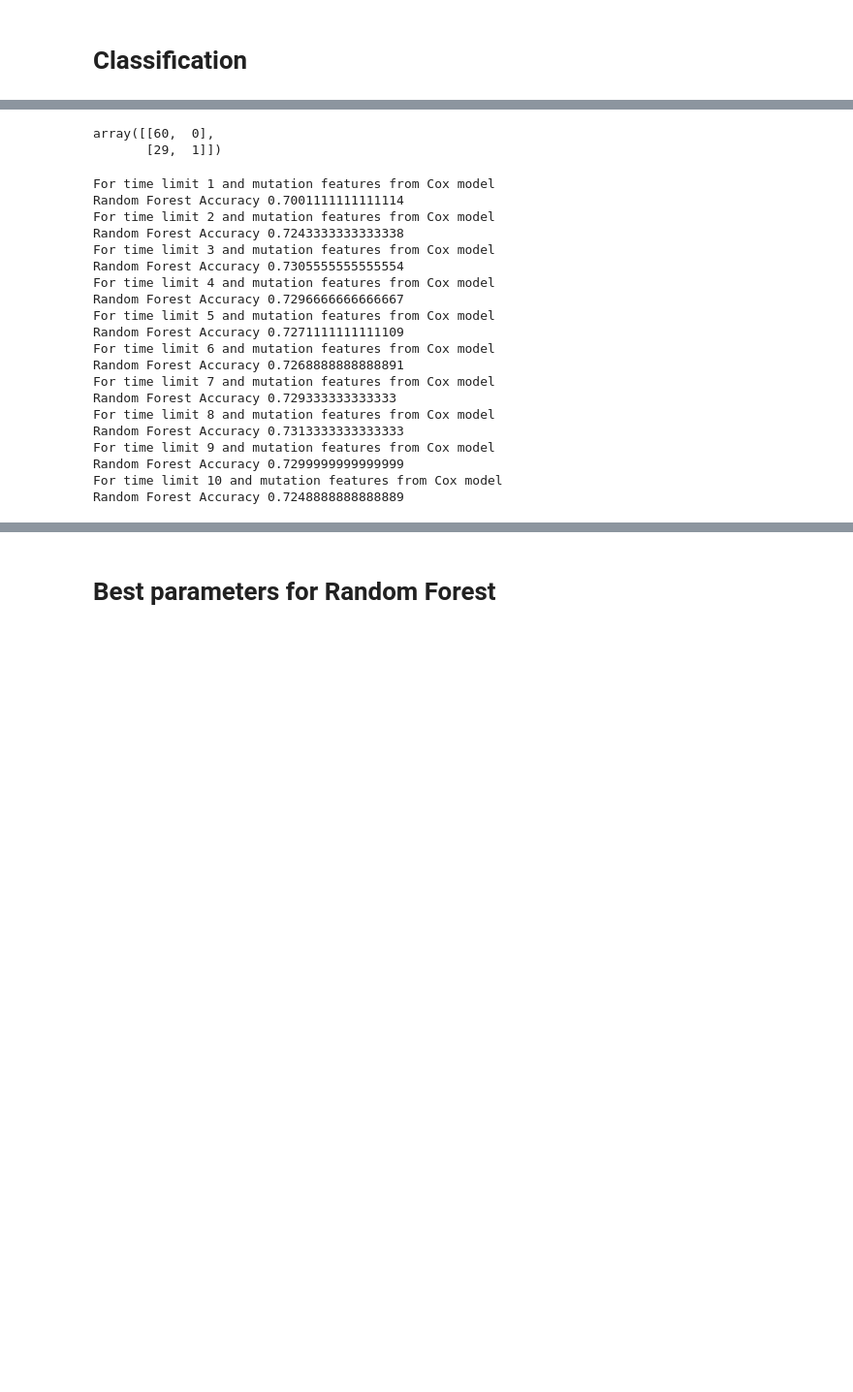
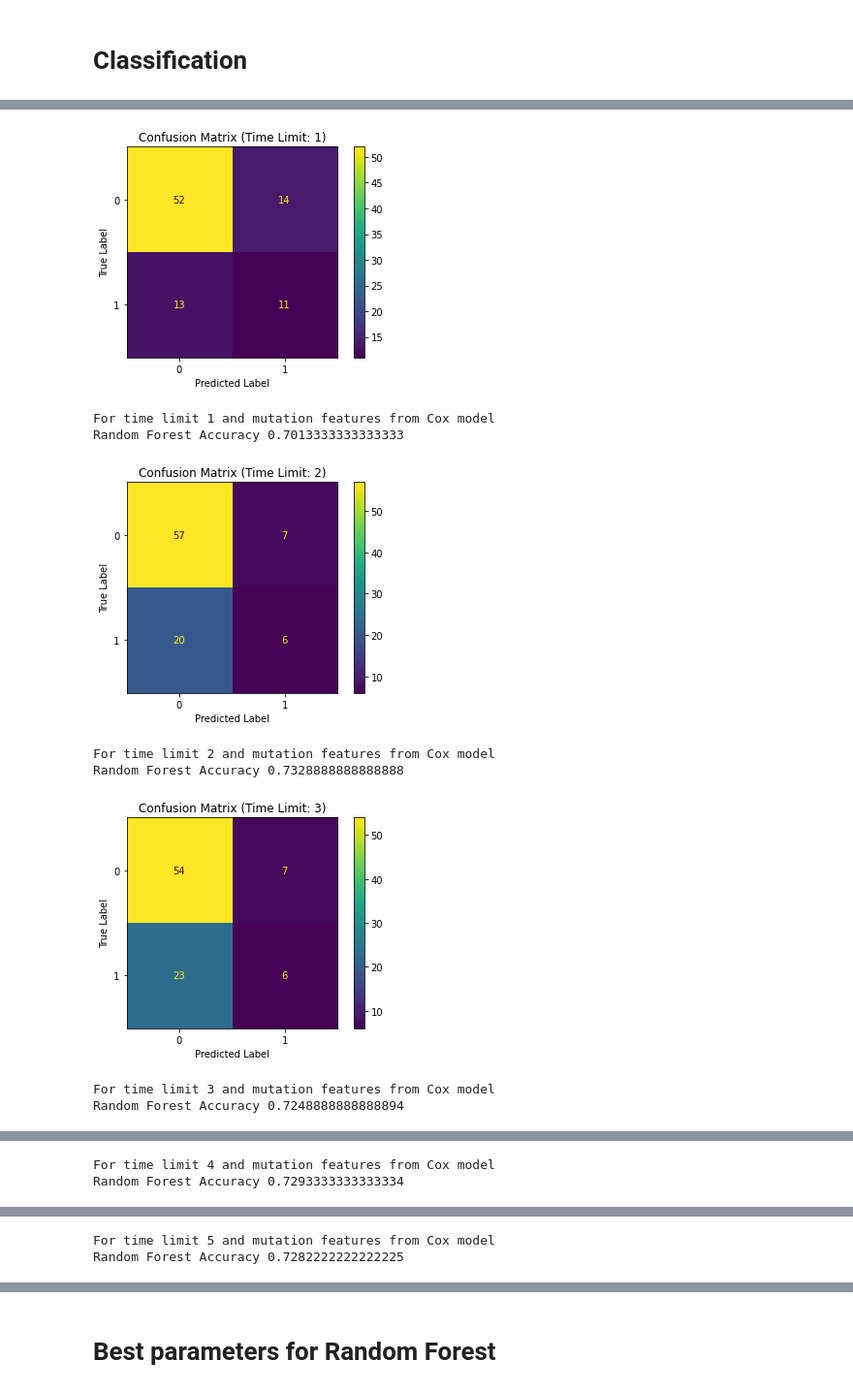
Before and after one commit to Enable72/ECE204_final_project, a Jupyter notebook: cox_model_mutations.ipynb, the cells around one changed output, grey strips where cells are left out. Shown: that part at 97% size. Drawn from its saved outputs; the diff is of its cells as text; code cells hidden in the pictures; blank space fills up the shorter version.

```diff
--- a/cox_model_mutations.ipynb
+++ b/cox_model_mutations.ipynb
@@ -225,9 +227,3 @@ Logistic Regression Accuracy 0.6908888888888893
-# %%
-cm, accuracy = classification_logistic(full_data, feature_dic[4])
-cm
-# %% [output]
-array([[60,  0],
-       [29,  1]])
 # %%
 def classification_randomforest(df, features):
     # get features you select
@@ -252,32 +248,27 @@ def classification_randomforest(df, features):
 # %%
 acc_random = []
 for i in time_limit:
     lis = []
     for k in range(100):
         matrix, accuracy = classification_randomforest(full_data, feature_dic[i])
         lis.append(accuracy)
     mean_acc = sum(lis)/len(lis)
     acc_random.append(mean_acc)
+    cm_display = metrics.ConfusionMatrixDisplay(confusion_matrix = matrix, display_labels = [0, 1])
+    cm_display.plot()
+    plt.xlabel('Predicted Label')
+    plt.ylabel('True Label')
+    plt.title(f'Confusion Matrix (Time Limit: {i})')
+    plt.show()
     print('For time limit ' + str(i) + ' and mutation features from Cox model')
     print('Random Forest Accuracy ' + str(mean_acc))
 # %% [output]
+[figure, added]
 For time limit 1 and mutation features from Cox model
-Random Forest Accuracy 0.7001111111111114
-For time limit 2 and mutation features from Cox model
-Random Forest Accuracy 0.7243333333333338
-For time limit 3 and mutation features from Cox model
-Random Forest Accuracy 0.7305555555555554
-For time limit 4 and mutation features from Cox model
-Random Forest Accuracy 0.7296666666666667
-For time limit 5 and mutation features from Cox model
-Random Forest Accuracy 0.7271111111111109
-For time limit 6 and mutation features from Cox model
-Random Forest Accuracy 0.7268888888888891
-For time limit 7 and mutation features from Cox model
-Random Forest Accuracy 0.729333333333333
-For time limit 8 and mutation features from Cox model
-Random Forest Accuracy 0.7313333333333333
-For time limit 9 and mutation features from Cox model
-Random Forest Accuracy 0.7299999999999999
-For time limit 10 and mutation features from Cox model
-Random Forest Accuracy 0.7248888888888889
+Random Forest Accuracy 0.7013333333333333
+[figure, added]
+For time limit 2 and mutation features from Cox model
+Random Forest Accuracy 0.7328888888888888
+[figure, added]
+For time limit 3 and mutation features from Cox model
+Random Forest Accuracy 0.7248888888888894
@@ -283,0 +276,2 @@ Random Forest Accuracy 0.7248888888888889
+For time limit 4 and mutation features from Cox model
+Random Forest Accuracy 0.7293333333333334
@@ -283,0 +279,2 @@ Random Forest Accuracy 0.7248888888888889
+For time limit 5 and mutation features from Cox model
+Random Forest Accuracy 0.7282222222222225
```
Also changed, not shown: parts of 7 cells of this notebook.
